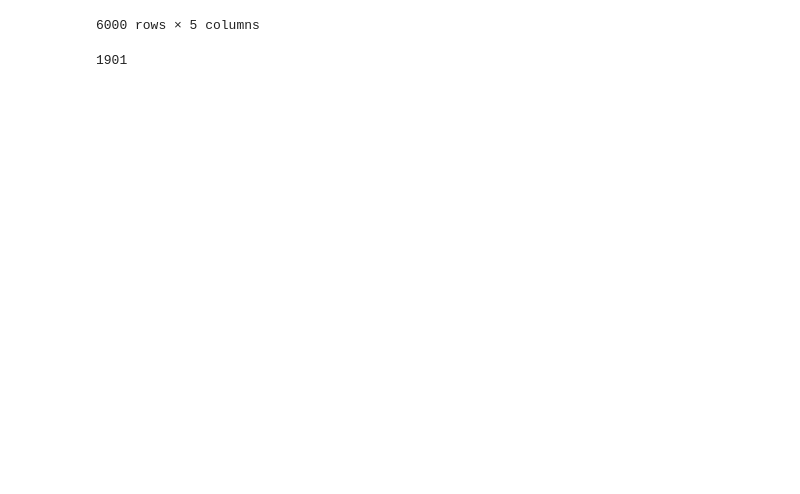
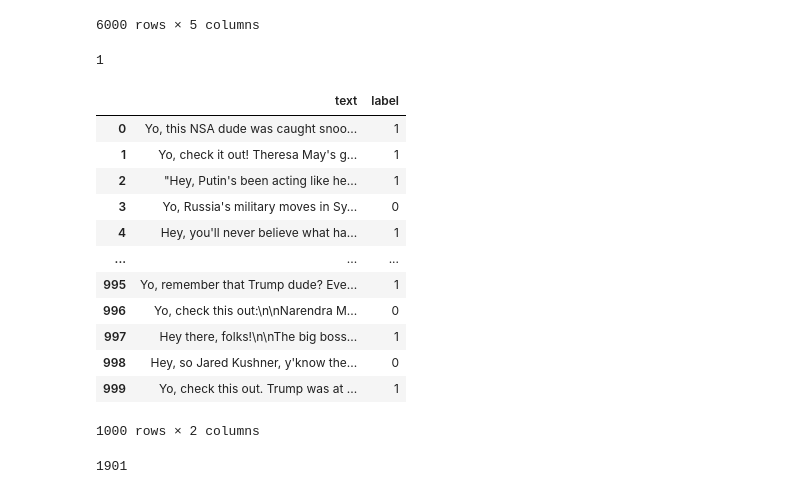
Before and after one commit to nnsaravanan/FakeNewsDetectionCNNLLM, a Jupyter notebook: notebooks/createdata.ipynb, the cells around one changed output. Drawn from its saved outputs; the diff is of its cells as text; code cells hidden in the pictures; blank space fills up the shorter version.

```diff
--- a/notebooks/createdata.ipynb
+++ b/notebooks/createdata.ipynb
@@ -32,3 +32,18 @@ df
 6000 rows × 5 columns
 # %%
 texts = df["text"].to_numpy()
+# %%
+df.iat[0, 4]
+# %% [output]
+1
+# %%
+def createproperdf(jsonvals):
+    new_df = pd.DataFrame(columns=['text', 'label'])
+    with open(jsonvals, "r") as f:
+        jsonvalsp = json.load(f)
+    for key,val in jsonvalsp.items():
+        label_value = df.iat[int(key),4]
+        new_df.loc[len(new_df)] = [val, label_value]
+    return new_df
+# %%
+results1 = createproperdf("../data/results6.json")
@@ -35 +52,17 @@ texts = df["text"].to_numpy()
+# %%
+results1
+# %% [output]
+|  | text | label |
+| 0 | Yo, this NSA dude was caught snoo... | 1 |
+| 1 | Yo, check it out! Theresa May's g... | 1 |
+| 2 | "Hey, Putin's been acting like he... | 1 |
+| 3 | Yo, Russia's military moves in Sy... | 0 |
+| 4 | Hey, you'll never believe what ha... | 1 |
+| ... | ... | ... |
+| 995 | Yo, remember that Trump dude? Eve... | 1 |
+| 996 | Yo, check this out:\n\nNarendra M... | 0 |
+| 997 | Hey there, folks!\n\nThe big boss... | 1 |
+| 998 | Hey, so Jared Kushner, y'know the... | 0 |
+| 999 | Yo, check this out. Trump was at ... | 1 |
+1000 rows × 2 columns
 # %%
```
Also changed, not shown: parts of 3 cells of this notebook, 13 other files.
